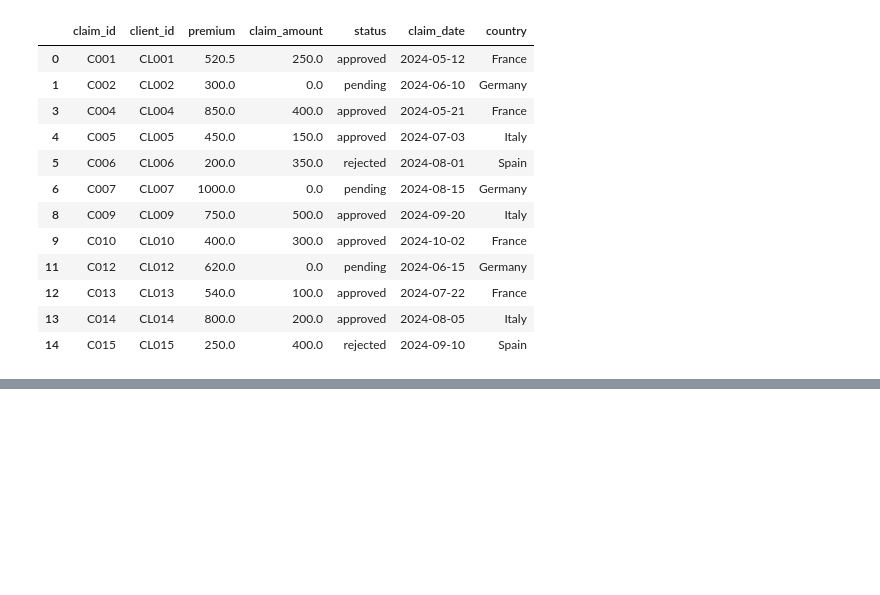
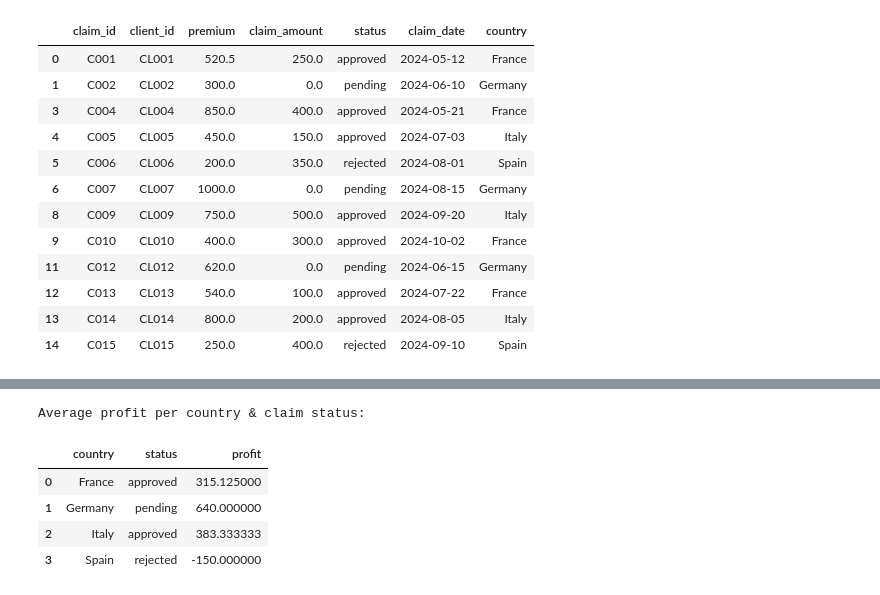
Before and after one commit to niloufargit/data-validation, a Jupyter notebook: src/analyse.ipynb, the cells around one changed output, grey strips where cells are left out. Cells and saved outputs as stored; diff of their text form; code cells hidden in the pictures; blank space fills up the shorter version.

```diff
--- a/src/analyse.ipynb
+++ b/src/analyse.ipynb
@@ -178,0 +185,10 @@ df
+# %%
+print("Average profit per country & claim status:")
+display(profit_summary)
+# %% [output]
+Average profit per country & claim status:
+|  | country | status | profit |
+| 0 | France | approved | 315.125000 |
+| 1 | Germany | pending | 640.000000 |
+| 2 | Italy | approved | 383.333333 |
+| 3 | Spain | rejected | -150.000000 |
```
Also changed, not shown: parts of 18 cells of this notebook, 8 other files.
